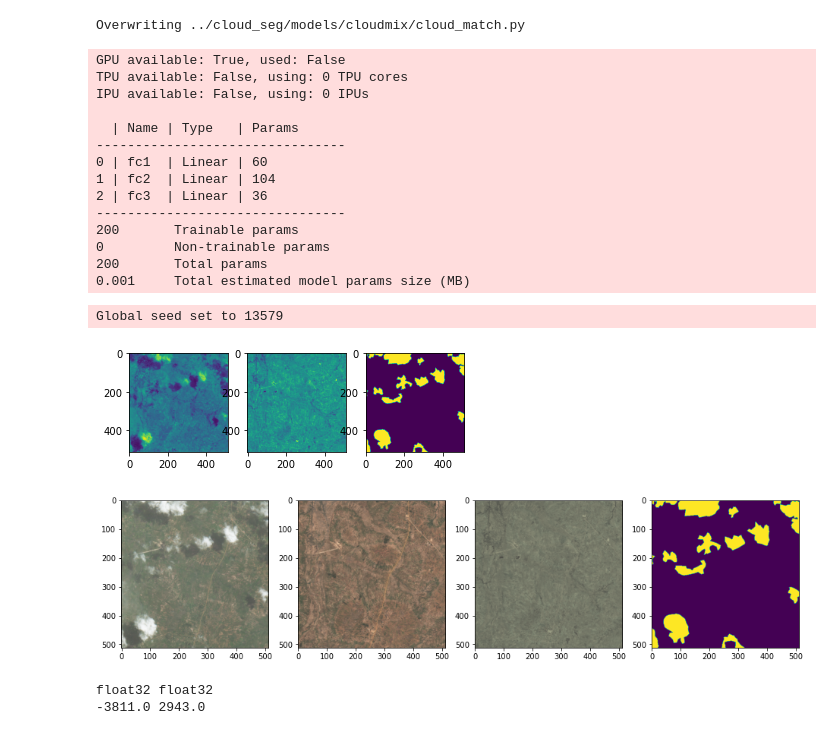
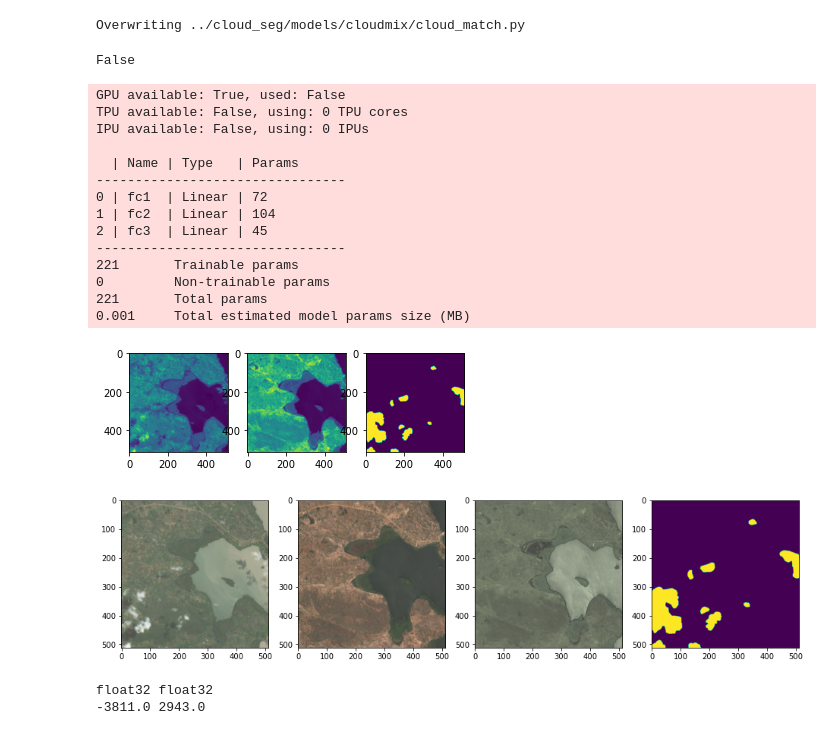
Before and after one commit to georgestein/cloud-segmentation, a Jupyter notebook: notebooks/make_cloudbank.ipynb, the cells around one changed output. Saved outputs shown, nothing was run; the diff lists cells and outputs as text; code cells hidden in the pictures.

```diff
--- a/notebooks/make_cloudbank.ipynb
+++ b/notebooks/make_cloudbank.ipynb
@@ -323,5 +364,36 @@ Overwriting ../cloud_seg/models/cloudmix/cloud_match.py
+# %%
+None == 10
+# %% [output]
+False
 # %%
 from scipy.ndimage import gaussian_filter
+import numpy as np
+import pandas as pd
+import pandas_path as path
+from pathlib import Path
+from PIL import Image
+import glob
+import argparse
+import os
+import matplotlib.pyplot as plt
+import torch
+
+from cloud_seg.utils import utils
+from cloud_seg.io import io
+from cloud_seg.models.cloudmix.cloud_mlp import *
+from cloud_seg.models.cloudmix.cloud_match import *
+
+DATA_DIR = Path.cwd().parent.resolve() / "data/"
+DATA_DIR_CLOUDS = DATA_DIR / 'clouds/'
+DATA_DIR_CLOUDLESS = DATA_DIR / 'cloudless/'
+DATA_DIR_CLOUDLESS_TIF = DATA_DIR / 'cloudless_tif/'
+DATA_DIR_OUT = DATA_DIR / "model_training/"
+
+TRAIN_FEATURES = DATA_DIR / "train_features/"
+TRAIN_FEATURES_NEW = DATA_DIR / "train_features_new/"
+
+TRAIN_LABELS = DATA_DIR / "train_labels/"
+
 
 def get_array(filepath):
     """Put images in xarray.DataArray format"""
@@ -331,7 +403,7 @@ def get_array(filepath):
 val_frac = 0.25
 batch_size = 4096
 max_epochs = 10
-lrning_rate = 5e-2
+learning_rate = 5e-2
 
 DATA_DIR = Path.cwd().parent.resolve() / "data/"
 DATA_DIR_CLOUDLESS_MOST_SIMILAR = DATA_DIR / 'cloudless_most_similar/'
@@ -339,18 +411,24 @@ DATA_DIR_CLOUDLESS_MOST_SIMILAR = DATA_DIR / 'cloudless_most_similar/'
 TRAIN_FEATURES = DATA_DIR / "train_features/"
 TRAIN_LABELS = DATA_DIR / "train_labels/"
 
-bands_use = ['B02', 'B03', 'B04', 'B08']
+bands_orig = ['B02', 'B03', 'B04', 'B08']
+bands_use = ['B02', 'B03', 'B04', 'B08', 'B11']
 
-chip_ids = ['adwp']#, 'adwu', 'adwz']
+chip_ids = ['adwp']
+chip_ids = ['adwu']#, 'adwz']
 # chip_ids = ['afej', 'afyo', 'afys']
-# chip_ids = ['afyo']
-chip_ids = ['aejp']
+chip_ids = ['afyo']
+# chip_ids = ['aejp']
 for chip_id in chip_ids:
 
     cloudy_image = np.zeros((512, 512, len(bands_use)), dtype=np.float32)
     cloudless_image = np.zeros((512, 512, len(bands_use)), dtype=np.float32)
     for iband, band in enumerate(bands_use):
-        cloudy_image[..., iband] = get_array(TRAIN_FEATURES / f"{chip_id}/{band}.tif")
+        if band in bands_orig:
+            cloudy_image[..., iband] = get_array(TRAIN_FEATURES / f"{chip_id}/{band}.tif")
+        else:
+            cloudy_image[..., iband] = get_array(TRAIN_FEATURES_NEW / f"{chip_id}/{band}.tif")
+
         cloudless_image[..., iband] = get_array(DATA_DIR_CLOUDLESS_MOST_SIMILAR / f"{chip_id}/{band}.tif")
 
     cloud_label = get_array(TRAIN_LABELS / f"{chip_id}.tif")
@@ -386,40 +464,39 @@ for chip_id in chip_ids:
     trainer = pl.Trainer(max_epochs=max_epochs, callbacks=[early_stop_callback])
     trainer.fit(model)
 
     # model(x)
     x = torch.tensor(x)
     ypred = model(x).detach().numpy().reshape(512, 512, -1)
 
     def true_color(image_array):
         r = true_color_band(image_array[..., 2])
         g = true_color_band(image_array[..., 1])
         b = true_color_band(image_array[..., 0])
 
         return np.stack([r,g,b], axis=-1).astype(np.uint8)
 
     fig, ax = plt.subplots(1,4, figsize=(16,4))
     ax[0].imshow(true_color(cloudy_image))
     ax[1].imshow(true_color(cloudless_image))
     ax[2].imshow(true_color(ypred))
     ax[3].imshow(cloud_label)
 # %% [output]
 GPU available: True, used: False
 TPU available: False, using: 0 TPU cores
 IPU available: False, using: 0 IPUs
 
   | Name | Type   | Params
 --------------------------------
-0 | fc1  | Linear | 60
+0 | fc1  | Linear | 72
 1 | fc2  | Linear | 104
-2 | fc3  | Linear | 36
+2 | fc3  | Linear | 45
 --------------------------------
-200       Trainable params
+221       Trainable params
 0         Non-trainable params
-200       Total params
+221       Total params
 0.001     Total estimated model params size (MB)
-Global seed set to 13579
-[figure, old version]
+[figure, new version]
-[figure, old version]
+[figure, new version]
 # %%
 fig, ax = plt.subplots(1,4, figsize=(16,4))
 ax[0].imshow(true_color(cloudy_image))
```
Also changed, not shown: parts of 5 cells of this notebook, 16 other files.
